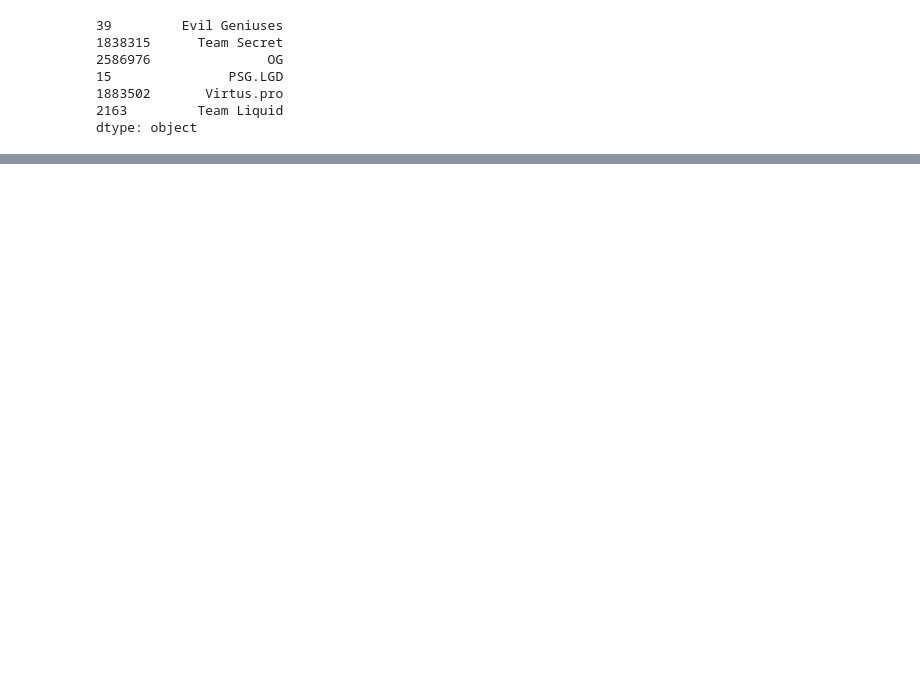
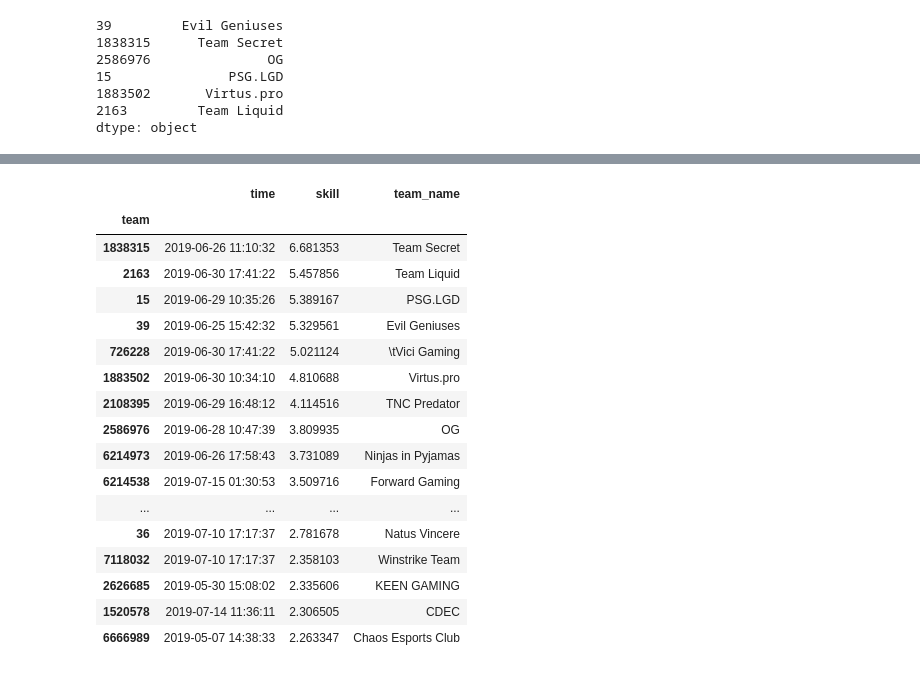
Before and after one commit to yl3/dota2, a Jupyter notebook: notebooks/13-initial_exploration_of_predictions.20190809.ipynb, the cells around one changed output, grey strips where cells are left out. Drawn from its saved outputs; the diff is of its cells as text; code cells hidden in the pictures; blank space fills up the shorter version.

```diff
--- a/notebooks/13-initial_exploration_of_predictions.20190809.ipynb
+++ b/notebooks/13-initial_exploration_of_predictions.20190809.ipynb
@@ -379,0 +361,2 @@ Name: 4254998044, dtype: float64
+# %%
+match_pred = src.stats.MatchPred(matches, match_pred_df, skills_mat)
@@ -379,0 +552,21 @@ Name: 4254998044, dtype: float64
+# %%
+match_pred.team_skills().head(20)
+# %% [output]
+|  | time | skill | team_name |
+| team |  |  |  |
+| 1838315 | 2019-06-26 11:10:32 | 6.681353 | Team Secret |
+| 2163 | 2019-06-30 17:41:22 | 5.457856 | Team Liquid |
+| 15 | 2019-06-29 10:35:26 | 5.389167 | PSG.LGD |
+| 39 | 2019-06-25 15:42:32 | 5.329561 | Evil Geniuses |
+| 726228 | 2019-06-30 17:41:22 | 5.021124 | \tVici Gaming |
+| 1883502 | 2019-06-30 10:34:10 | 4.810688 | Virtus.pro |
+| 2108395 | 2019-06-29 16:48:12 | 4.114516 | TNC Predator |
+| 2586976 | 2019-06-28 10:47:39 | 3.809935 | OG |
+| 6214973 | 2019-06-26 17:58:43 | 3.731089 | Ninjas in Pyjamas |
+| 6214538 | 2019-07-15 01:30:53 | 3.509716 | Forward Gaming |
+| ... | ... | ... | ... |
+| 36 | 2019-07-10 17:17:37 | 2.781678 | Natus Vincere |
+| 7118032 | 2019-07-10 17:17:37 | 2.358103 | Winstrike Team |
+| 2626685 | 2019-05-30 15:08:02 | 2.335606 | KEEN GAMING |
+| 1520578 | 2019-07-14 11:36:11 | 2.306505 | CDEC |
+| 6666989 | 2019-05-07 14:38:33 | 2.263347 | Chaos Esports Club |
```
Also changed, not shown: parts of 13 cells of this notebook, 2 other files.
